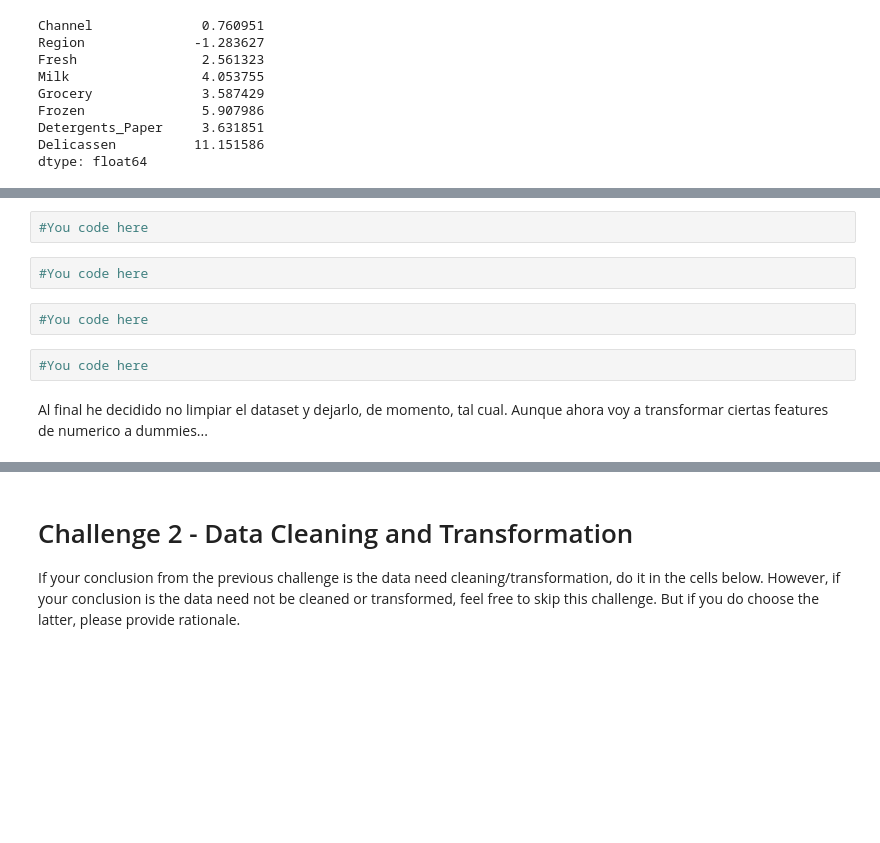
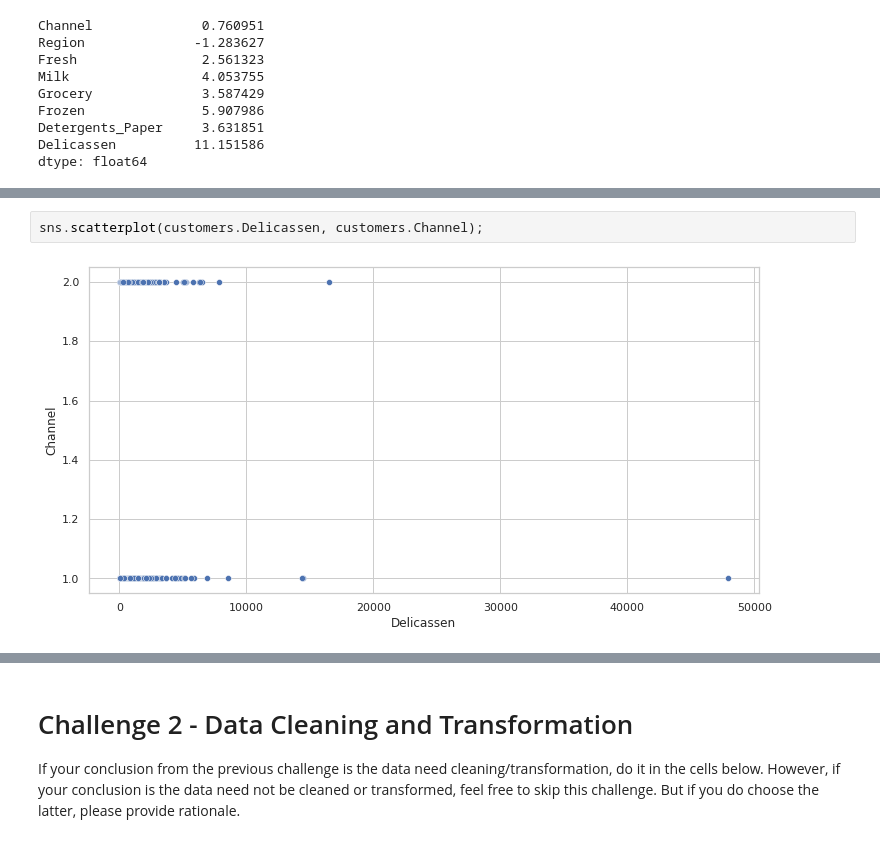
Before and after one commit to Ironhack-Data-Madrid-Enero-2022/lab_unsupervised_learning, a Jupyter notebook: your-code/main.ipynb, the cells around one changed output, grey strips where cells are left out. Cells and saved outputs as stored; diff of their text form; blank space fills up the shorter version.

```diff
--- a/your-code/main.ipynb
+++ b/your-code/main.ipynb
@@ -90,10 +81,4 @@ dtype: float64
-# %%
-#You code here
-# %%
-#You code here
-# %%
-#You code here
-# %%
-#You code here
-# %% [markdown]
-Al final he decidido no limpiar el dataset y dejarlo, de momento, tal cual. Aunque ahora voy a transformar ciertas features de numerico a dummies...
+# %%
+sns.scatterplot(customers.Delicassen, customers.Channel);
+# %% [output]
+[figure, added]
```
Also changed, not shown: parts of 21 cells of this notebook.
